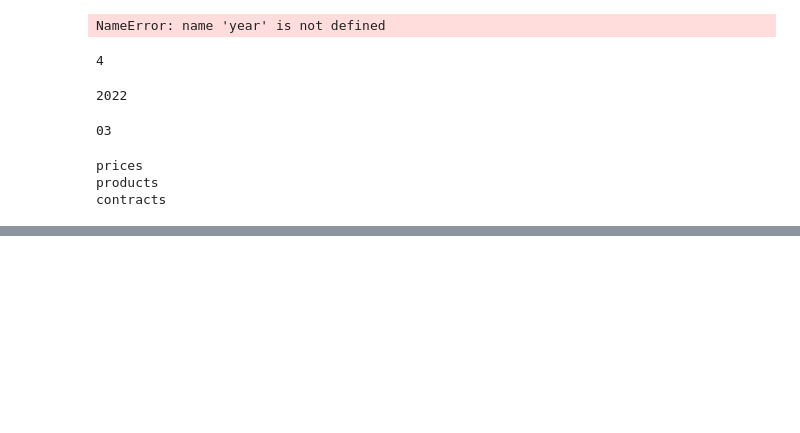
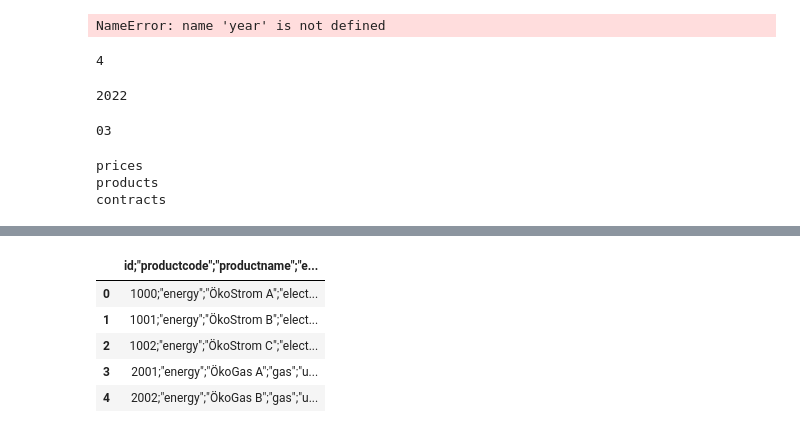
Before and after one commit to jha-manvi/CaseStudy_DE, a Jupyter notebook: case-study-nb.ipynb, the cells around one changed output, grey strips where cells are left out. Saved outputs shown, nothing was run; the diff lists cells and outputs as text; code cells hidden in the pictures; blank space fills up the shorter version.

```diff
--- a/case-study-nb.ipynb
+++ b/case-study-nb.ipynb
@@ -383,3 +384,16 @@ for i in range(0,len(table_nm)):
 prices
 products
 contracts
+# %%
+today = date.today()
+dd=str(today.day).zfill(2) #day  is of 2 characters
+mm=str(today.month).zfill(2) #month is of 2 characters
+yyyy=str(today.year)
+
+type1='products'
+type2='prices'
+type3='contracts'
+
+upload_path1="/Users/manvijha/Documents/MyProjects/CaseStudy_DE/src_data/"+yyyy+mm+dd+"*_"+type1+".csv"
+upload_path2="/Users/manvijha/Documents/MyProjects/CaseStudy_DE/src_data/"+yyyy+mm+dd+"*_"+type2+".csv"
+upload_path3="/Users/manvijha/Documents/MyProjects/CaseStudy_DE/src_data/"+yyyy+mm+dd+"*_"+type3+".csv"
@@ -385,0 +422,9 @@ contracts
+# %%
+pd.read_csv(glob.glob("/Users/manvijha/Documents/MyProjects/CaseStudy_DE/src_data/"+yyyy+mm+dd+"*_"+type1+".csv")[0])
+# %% [output]
+|  | id;"productcode";"productname";"e... |
+| 0 | 1000;"energy";"ÖkoStrom A";"elect... |
+| 1 | 1001;"energy";"ÖkoStrom B";"elect... |
+| 2 | 1002;"energy";"ÖkoStrom C";"elect... |
+| 3 | 2001;"energy";"ÖkoGas A";"gas";"u... |
+| 4 | 2002;"energy";"ÖkoGas B";"gas";"u... |
```
Also changed, not shown: parts of 16 cells of this notebook, 16 other files.
